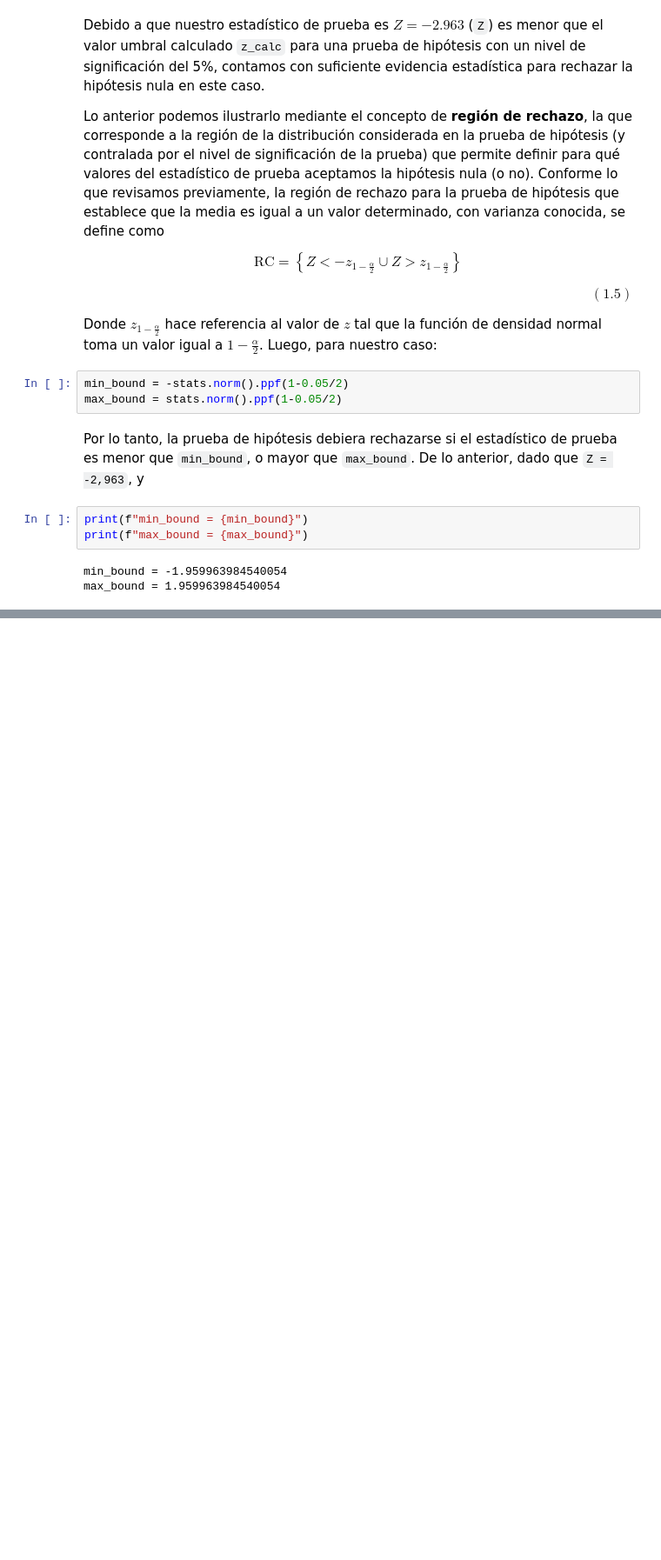
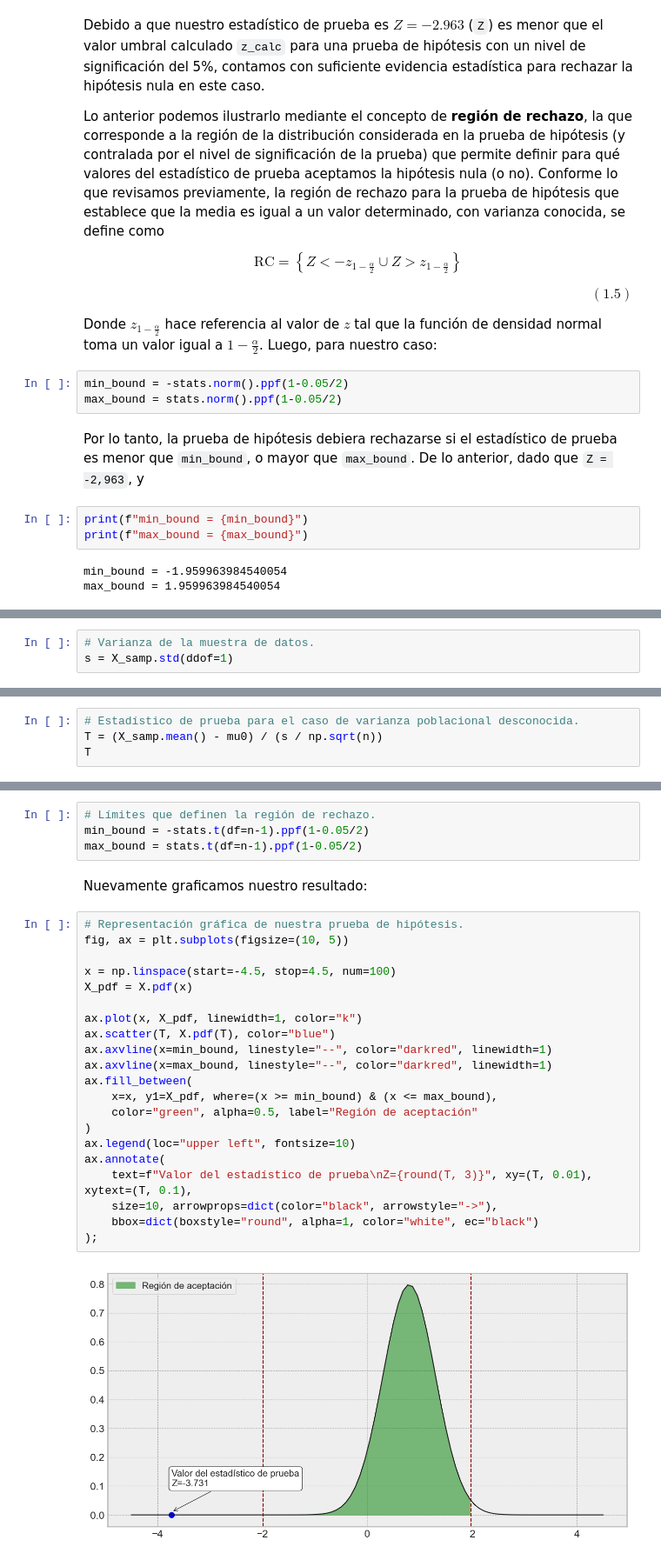
Before and after one commit to rquezadac/udd_data_analytics_lectures, a Jupyter notebook: seccion_04_scipy/clase_4_1.ipynb, the cells around one changed output, grey strips where cells are left out. Shown at 87% size. Cells and saved outputs as stored; diff of their text form; blank space fills up the shorter version.

```diff
--- a/seccion_04_scipy/clase_4_1.ipynb
+++ b/seccion_04_scipy/clase_4_1.ipynb
@@ -484,0 +502,3 @@ ax.annotate(
+# %%
+# Varianza de la muestra de datos.
+s = X_samp.std(ddof=1)
@@ -484,0 +507,4 @@ ax.annotate(
+# %%
+# Estadístico de prueba para el caso de varianza poblacional desconocida.
+T = (X_samp.mean() - mu0) / (s / np.sqrt(n))
+T
@@ -484,0 +520,29 @@ ax.annotate(
+# %%
+# Límites que definen la región de rechazo.
+min_bound = -stats.t(df=n-1).ppf(1-0.05/2)
+max_bound = stats.t(df=n-1).ppf(1-0.05/2)
+# %% [markdown]
+Nuevamente graficamos nuestro resultado:
+# %%
+# Representación gráfica de nuestra prueba de hipótesis.
+fig, ax = plt.subplots(figsize=(10, 5))
+
+x = np.linspace(start=-4.5, stop=4.5, num=100)
+X_pdf = X.pdf(x)
+
+ax.plot(x, X_pdf, linewidth=1, color="k")
+ax.scatter(T, X.pdf(T), color="blue")
+ax.axvline(x=min_bound, linestyle="--", color="darkred", linewidth=1)
+ax.axvline(x=max_bound, linestyle="--", color="darkred", linewidth=1)
+ax.fill_between(
+    x=x, y1=X_pdf, where=(x >= min_bound) & (x <= max_bound),
+    color="green", alpha=0.5, label="Región de aceptación"
+)
+ax.legend(loc="upper left", fontsize=10)
+ax.annotate(
+    text=f"Valor del estadístico de prueba\nZ={round(T, 3)}", xy=(T, 0.01), xytext=(T, 0.1),
+    size=10, arrowprops=dict(color="black", arrowstyle="->"),
+    bbox=dict(boxstyle="round", alpha=1, color="white", ec="black")
+);
+# %% [output]
+[figure, added]
```
Also changed, not shown: parts of 63 cells of this notebook, 2 other files.
